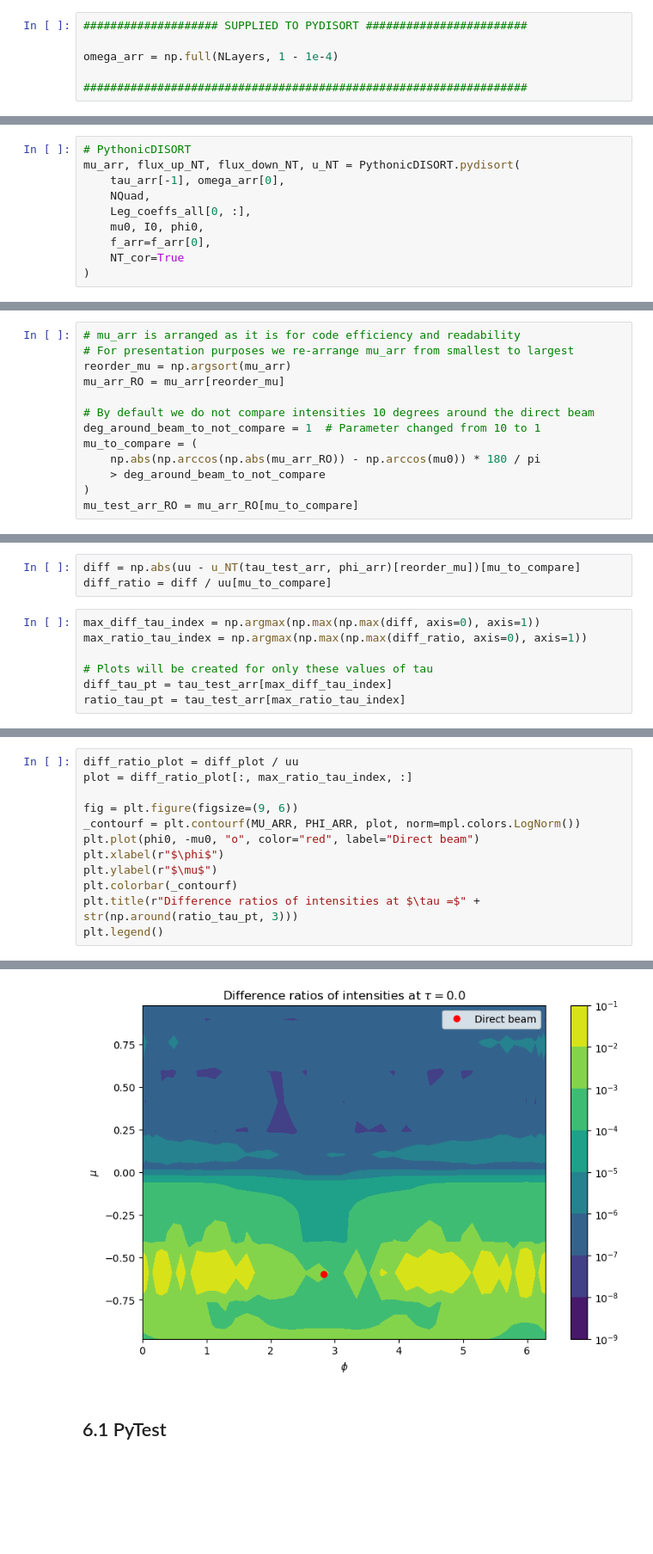
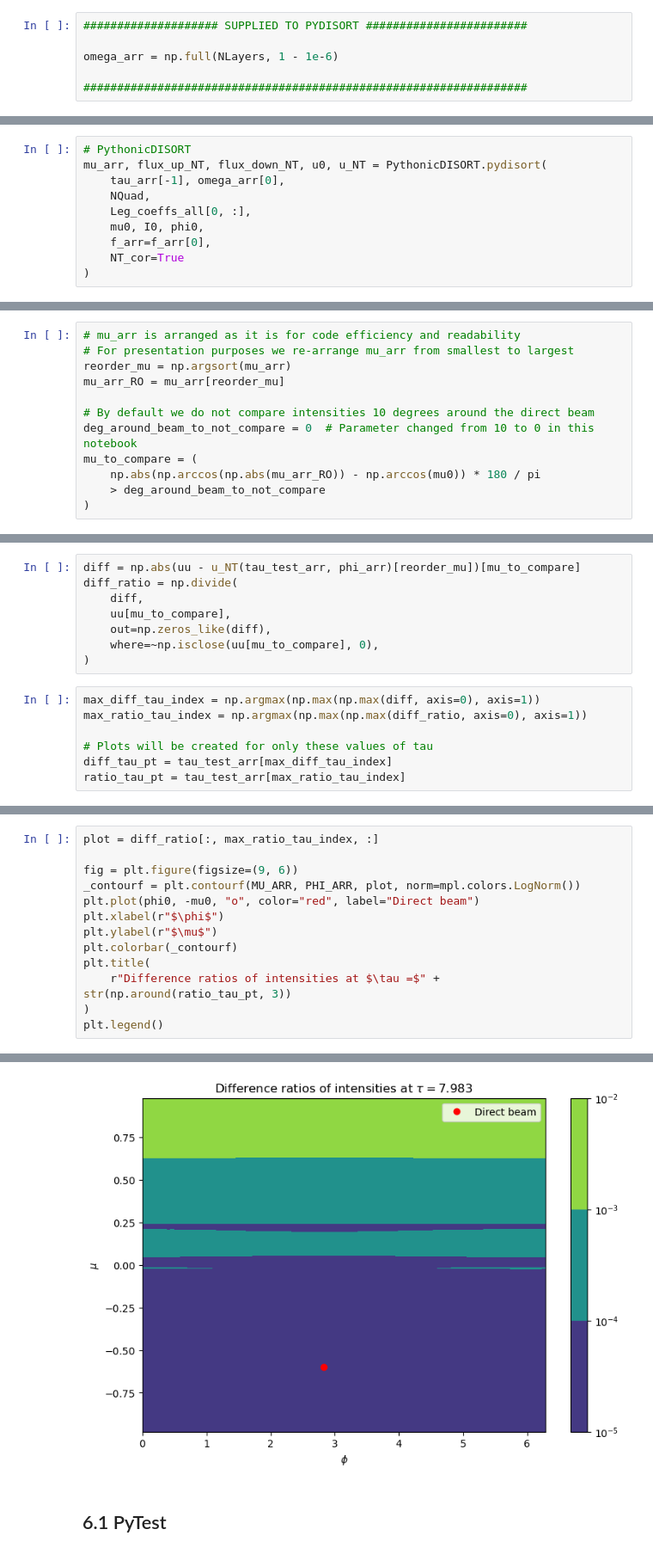
Before and after one commit to riclarsson/Pythonic-DISORT, a Jupyter notebook: docs/Pythonic-DISORT.ipynb, the cells around one changed output, grey strips where cells are left out. Shown at 86% size. Cells and saved outputs as stored; diff of their text form; blank space fills up the shorter version.

Commit message:
Changes to pytests. Also added some information about the omega = 1 special case.

```diff
--- a/docs/Pythonic-DISORT.ipynb
+++ b/docs/Pythonic-DISORT.ipynb
@@ -126,7 +127,7 @@ As before, **the zeroth index corresponds to the layer at the top of the atmosph
 # %%
 #################### SUPPLIED TO PYDISORT ########################
 
-omega_arr = np.full(NLayers, 1 - 1e-4)
+omega_arr = np.full(NLayers, 1 - 1e-6)
 
 ##################################################################
 # %% [markdown]
@@ -2476,7 +2473,7 @@ Inspired by [[12]](#cite-KS2022), we created a Python wrapper around version 4.0
 **PythonicDISORT**
 # %%
 # PythonicDISORT
-mu_arr, flux_up_NT, flux_down_NT, u_NT = PythonicDISORT.pydisort(
+mu_arr, flux_up_NT, flux_down_NT, u0, u_NT = PythonicDISORT.pydisort(
     tau_arr[-1], omega_arr[0],
     NQuad,
     Leg_coeffs_all[0, :],
@@ -2493,12 +2490,11 @@ reorder_mu = np.argsort(mu_arr)
 mu_arr_RO = mu_arr[reorder_mu]
 
 # By default we do not compare intensities 10 degrees around the direct beam
-deg_around_beam_to_not_compare = 1  # Parameter changed from 10 to 1
+deg_around_beam_to_not_compare = 0  # Parameter changed from 10 to 0 in this notebook
 mu_to_compare = (
     np.abs(np.arccos(np.abs(mu_arr_RO)) - np.arccos(mu0)) * 180 / pi
     > deg_around_beam_to_not_compare
 )
-mu_test_arr_RO = mu_arr_RO[mu_to_compare]
 # %%
 # Number of phi grid points
 # This selection should ensure that the phi quadrature is at least as accurate as the mu quadrature
@@ -2622,7 +2635,12 @@ Difference ratio = 1.1406370926493859e-06
 **Intensity comparisons**
 # %%
 diff = np.abs(uu - u_NT(tau_test_arr, phi_arr)[reorder_mu])[mu_to_compare]
-diff_ratio = diff / uu[mu_to_compare]
+diff_ratio = np.divide(
+    diff,
+    uu[mu_to_compare],
+    out=np.zeros_like(diff),
+    where=~np.isclose(uu[mu_to_compare], 0),
+)
 # %%
 max_diff_tau_index = np.argmax(np.max(np.max(diff, axis=0), axis=1))
 max_ratio_tau_index = np.argmax(np.max(np.max(diff_ratio, axis=0), axis=1))
@@ -2660,18 +2677,19 @@ Max pointwise difference ratio = 0.003932658589149861
 # %%
-diff_ratio_plot = diff_plot / uu
-plot = diff_ratio_plot[:, max_ratio_tau_index, :]
+plot = diff_ratio[:, max_ratio_tau_index, :]
 
 fig = plt.figure(figsize=(9, 6))
 _contourf = plt.contourf(MU_ARR, PHI_ARR, plot, norm=mpl.colors.LogNorm())
 plt.plot(phi0, -mu0, "o", color="red", label="Direct beam")
 plt.xlabel(r"$\phi$")
 plt.ylabel(r"$\mu$")
 plt.colorbar(_contourf)
-plt.title(r"Difference ratios of intensities at $\tau =$" + str(np.around(ratio_tau_pt, 3)))
+plt.title(
+    r"Difference ratios of intensities at $\tau =$" + str(np.around(ratio_tau_pt, 3))
+)
 plt.legend()
 # %% [output]
 <matplotlib.legend.Legend at 0x...>
-[figure, old version]
+[figure, new version]
 # %% [markdown]
 ## 6.1 PyTest
 # %% [markdown]
```
Also changed, not shown: parts of 42 cells of this notebook, 10 other files.
